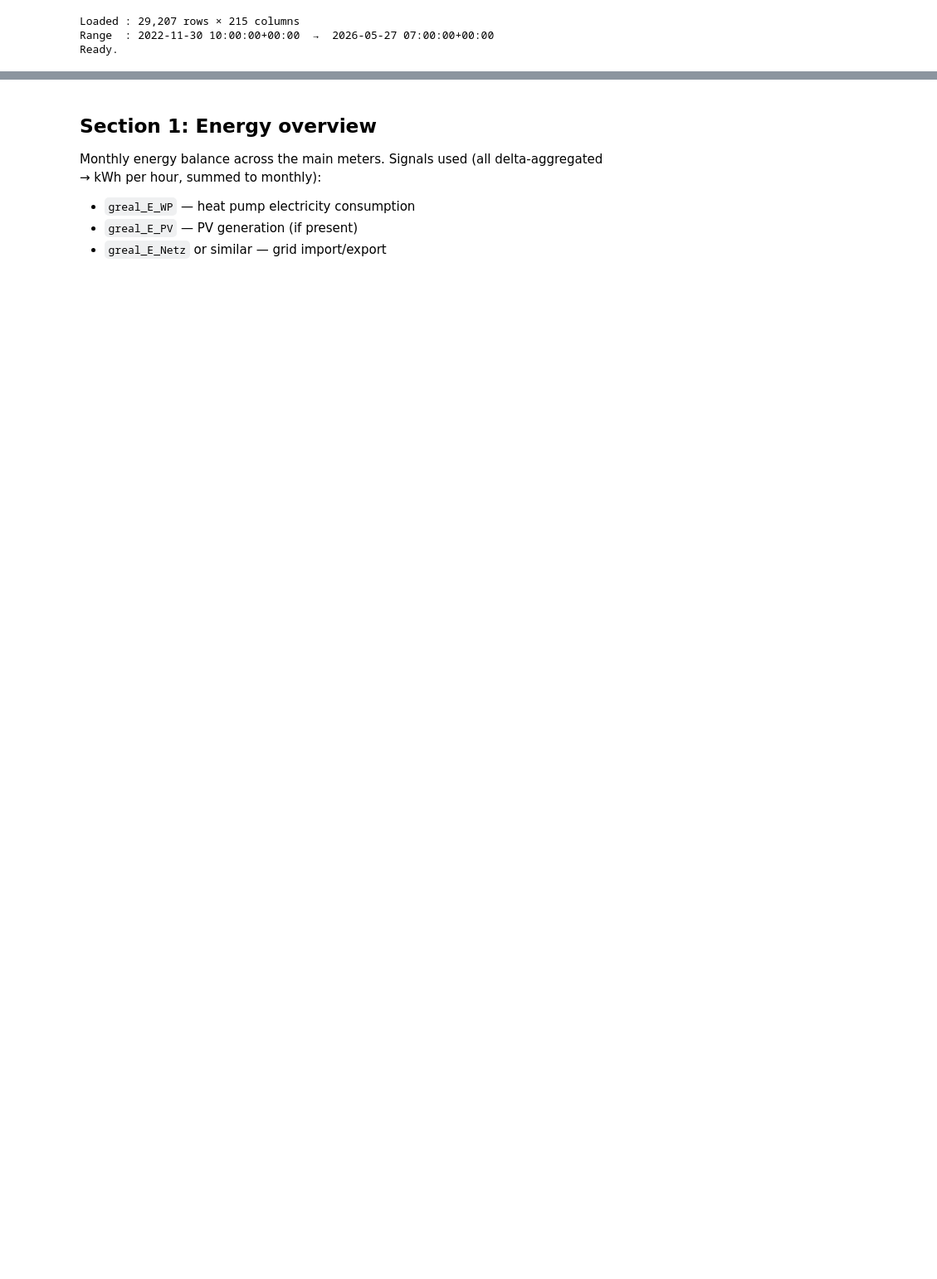
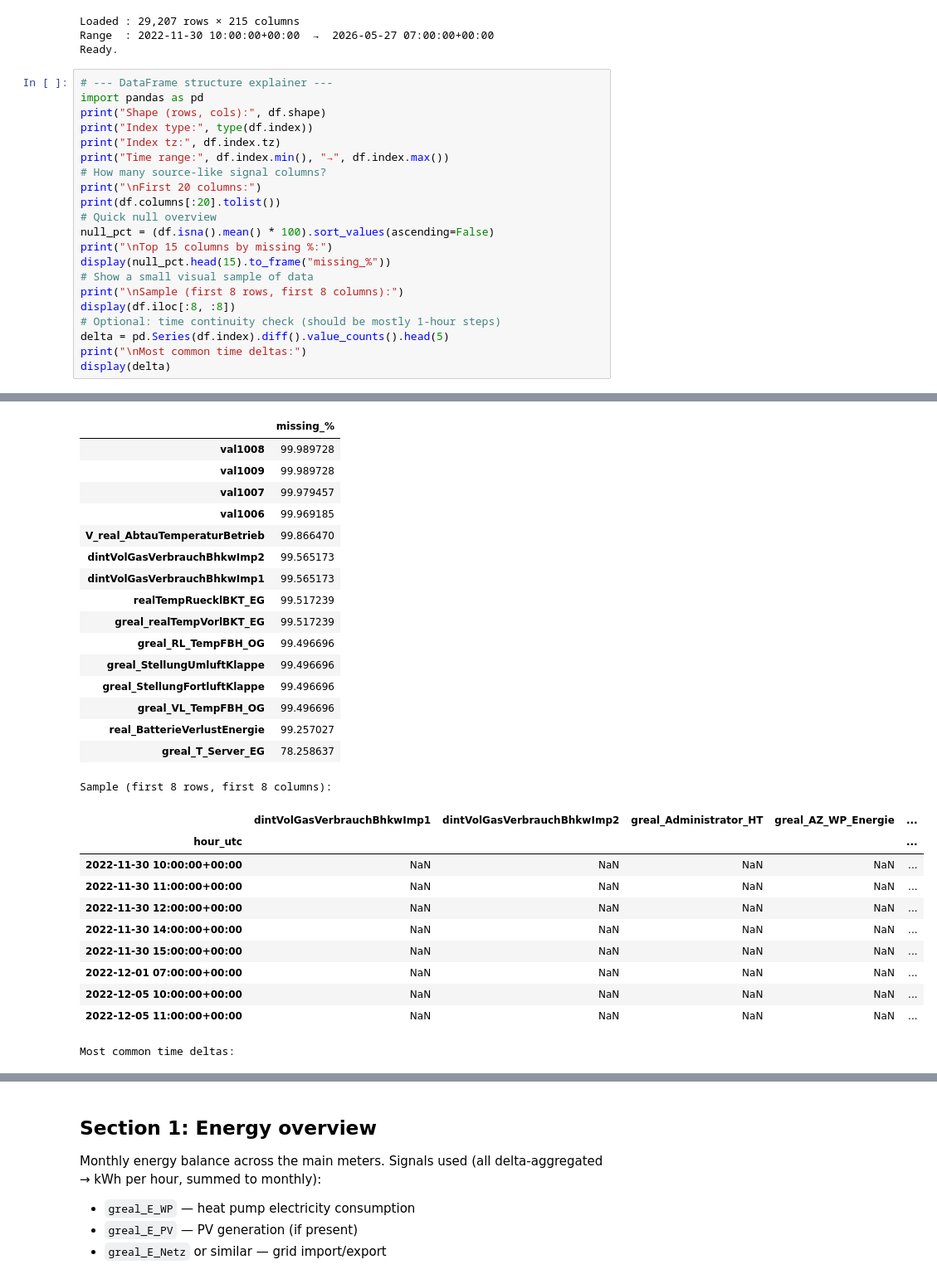
Before and after one commit to MythraVarun13/Thesis, a Jupyter notebook: notebooks/07_full_eda.ipynb, the cells around one changed output, grey strips where cells are left out. Shown at 83% size. Saved outputs shown, nothing was run; the diff lists cells and outputs as text; blank space fills up the shorter version.

Commit message:
enfa data analysis

```diff
--- a/notebooks/07_full_eda.ipynb
+++ b/notebooks/07_full_eda.ipynb
@@ -53,3 +53,25 @@ print("Ready.")
 Loaded : 29,207 rows × 215 columns
 Range  : 2022-11-30 10:00:00+00:00  →  2026-05-27 07:00:00+00:00
 Ready.
+# %%
+# --- DataFrame structure explainer ---
+import pandas as pd
+print("Shape (rows, cols):", df.shape)
+print("Index type:", type(df.index))
+print("Index tz:", df.index.tz)
+print("Time range:", df.index.min(), "→", df.index.max())
+# How many source-like signal columns?
+print("\nFirst 20 columns:")
+print(df.columns[:20].tolist())
+# Quick null overview
+null_pct = (df.isna().mean() * 100).sort_values(ascending=False)
+print("\nTop 15 columns by missing %:")
+display(null_pct.head(15).to_frame("missing_%"))
+# Show a small visual sample of data
+print("\nSample (first 8 rows, first 8 columns):")
+display(df.iloc[:8, :8])
+# Optional: time continuity check (should be mostly 1-hour steps)
+delta = pd.Series(df.index).diff().value_counts().head(5)
+print("\nMost common time deltas:")
+display(delta)
+# %% [output]
@@ -55,0 +87,28 @@ Ready.
+|  | missing_% |
+| val1008 | 99.989728 |
+| val1009 | 99.989728 |
+| val1007 | 99.979457 |
+| val1006 | 99.969185 |
+| V_real_AbtauTemperaturBetrieb | 99.866470 |
+| dintVolGasVerbrauchBhkwImp2 | 99.565173 |
+| dintVolGasVerbrauchBhkwImp1 | 99.565173 |
+| realTempRuecklBKT_EG | 99.517239 |
+| greal_realTempVorlBKT_EG | 99.517239 |
+| greal_RL_TempFBH_OG | 99.496696 |
+| greal_StellungUmluftKlappe | 99.496696 |
+| greal_StellungFortluftKlappe | 99.496696 |
+| greal_VL_TempFBH_OG | 99.496696 |
+| real_BatterieVerlustEnergie | 99.257027 |
+| greal_T_Server_EG | 78.258637 |
+Sample (first 8 rows, first 8 columns):
+|  | dintVolGasVerbrauchBhkwImp1 | dintVolGasVerbrauchBhkwImp2 | greal_Administrator_HT | greal_AZ_WP_Energie | ... |
+| hour_utc |  |  |  |  | ... |
+| 2022-11-30 10:00:00+00:00 | NaN | NaN | NaN | NaN | ... |
+| 2022-11-30 11:00:00+00:00 | NaN | NaN | NaN | NaN | ... |
+| 2022-11-30 12:00:00+00:00 | NaN | NaN | NaN | NaN | ... |
+| 2022-11-30 14:00:00+00:00 | NaN | NaN | NaN | NaN | ... |
+| 2022-11-30 15:00:00+00:00 | NaN | NaN | NaN | NaN | ... |
+| 2022-12-01 07:00:00+00:00 | NaN | NaN | NaN | NaN | ... |
+| 2022-12-05 10:00:00+00:00 | NaN | NaN | NaN | NaN | ... |
+| 2022-12-05 11:00:00+00:00 | NaN | NaN | NaN | NaN | ... |
+Most common time deltas:
```
Also changed, not shown: parts of 6 cells of this notebook, 3 other files.
